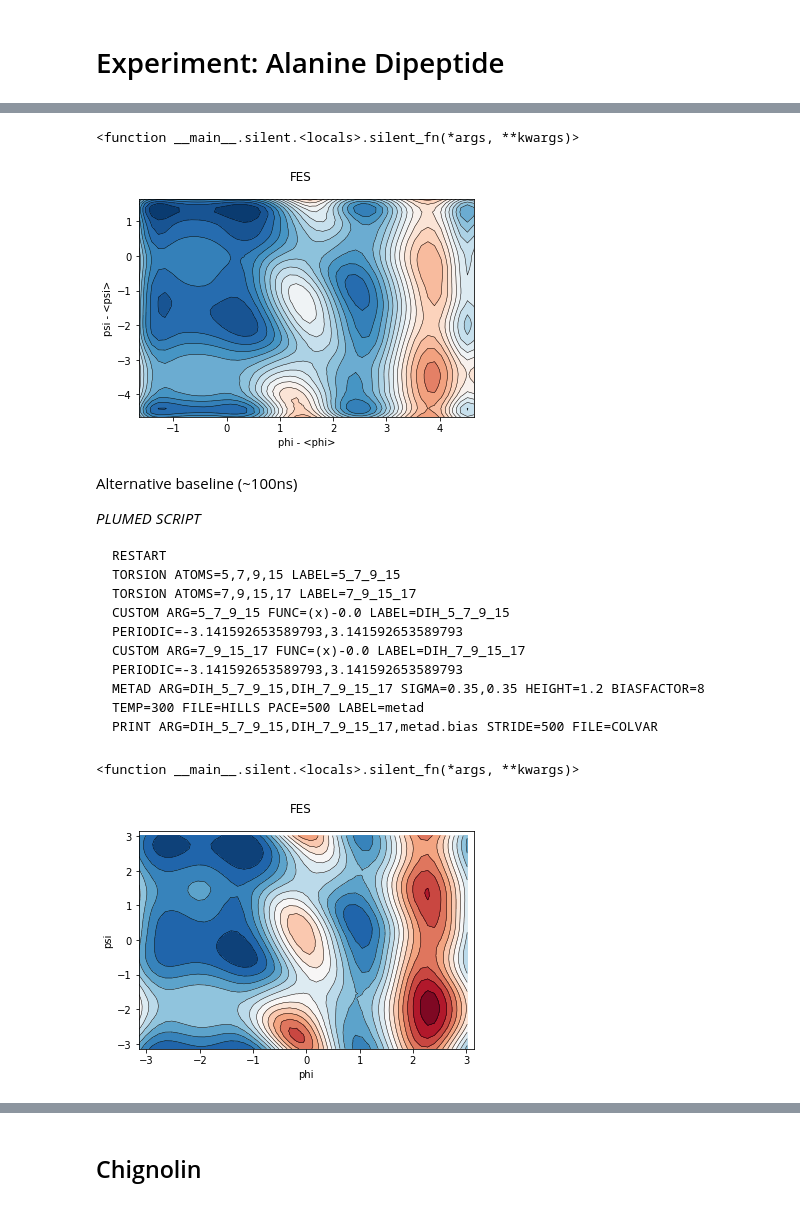
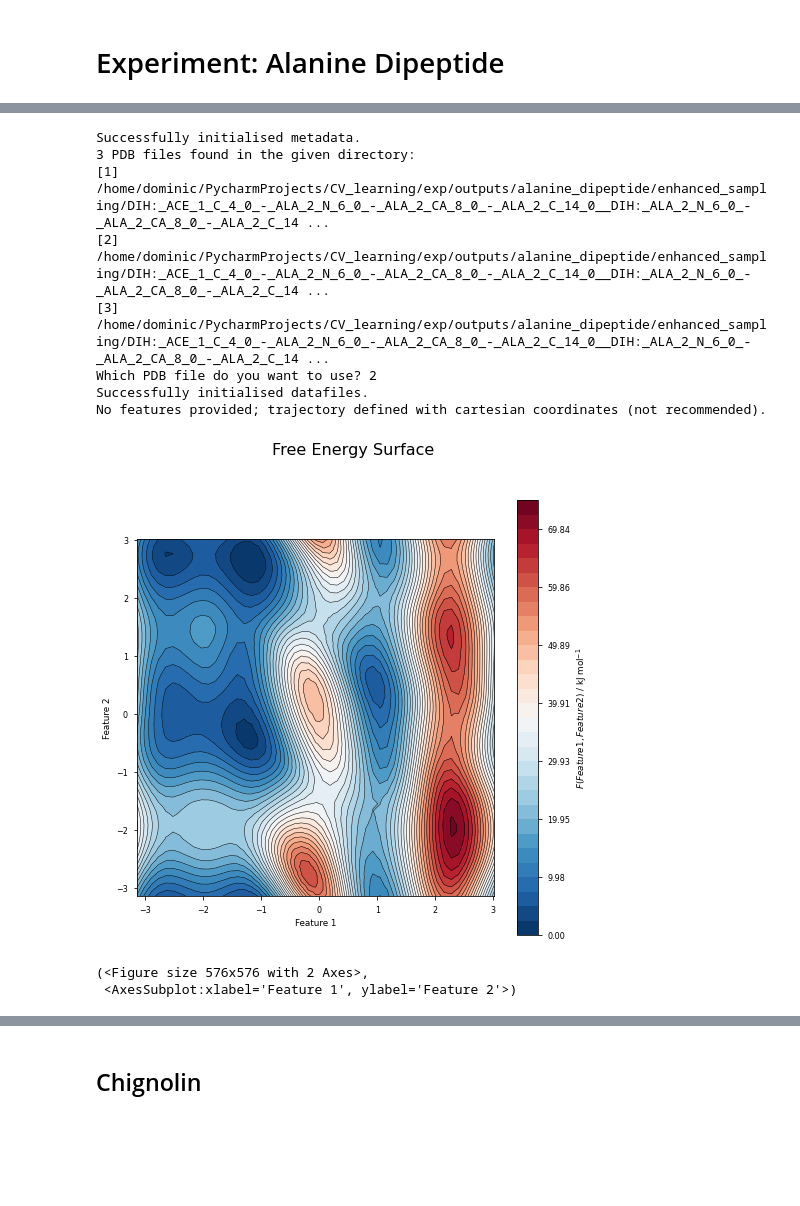
Before and after one commit to dominicp6/CV_learning, a Jupyter notebook: notebooks/enhanced_sampling_exps.ipynb, the cells around one changed output, grey strips where cells are left out. Saved outputs shown, nothing was run; the diff lists cells and outputs as text; code cells hidden in the pictures; blank space fills up the shorter version.

Commit message:
Cleaner exp scripts

````diff
--- a/notebooks/enhanced_sampling_exps.ipynb
+++ b/notebooks/enhanced_sampling_exps.ipynb
@@ -160,24 +46,16 @@ PRINT ARG=PHI_0_ALA_2,PSI_0_ALA_2,metad.bias STRIDE=500 FILE=COLVAR
 ```
-# %%
-silent(process_free_energy_surface('/home/dominic/PycharmProjects/CV_learning/exp/outputs/alanine_dipeptide/enhanced_sampling/phi_psi_NVT/PHI_0_ALA_2_PSI_0_ALA_2_structure0_repeat_0', xlabel='phi - <phi>', ylabel='psi - <psi>', xcorrection=--1.4971760511398315, ycorrection=-1.503533124923706))
-# %% [output]
-<function __main__.silent.<locals>.silent_fn(*args, **kwargs)>
-[figure, removed]
-# %% [markdown]
-Alternative baseline (~100ns)
-
-*PLUMED SCRIPT*
-```
-RESTART
-TORSION ATOMS=5,7,9,15 LABEL=5_7_9_15
-TORSION ATOMS=7,9,15,17 LABEL=7_9_15_17
-CUSTOM ARG=5_7_9_15 FUNC=(x)-0.0 LABEL=DIH_5_7_9_15 PERIODIC=-3.141592653589793,3.141592653589793
-CUSTOM ARG=7_9_15_17 FUNC=(x)-0.0 LABEL=DIH_7_9_15_17 PERIODIC=-3.141592653589793,3.141592653589793
-METAD ARG=DIH_5_7_9_15,DIH_7_9_15_17 SIGMA=0.35,0.35 HEIGHT=1.2 BIASFACTOR=8 TEMP=300 FILE=HILLS PACE=500 LABEL=metad
-PRINT ARG=DIH_5_7_9_15,DIH_7_9_15_17,metad.bias STRIDE=500 FILE=COLVAR
-```
 # %%
-silent(process_free_energy_surface('/home/dominic/PycharmProjects/CV_learning/exp/outputs/alanine_dipeptide/enhanced_sampling/DIH:_ACE_1_C_4_0_-_ALA_2_N_6_0_-_ALA_2_CA_8_0_-_ALA_2_C_14_0__DIH:_ALA_2_N_6_0_-_ALA_2_CA_8_0_-_ALA_2_C_14_0_-_NME_3_N_16_0__structure0_repeat_0_total_features_4_feature_dimensions_None', xlabel='phi', ylabel='psi', xcorrection=0, ycorrection=0))
+exp = Experiment('/home/dominic/PycharmProjects/CV_learning/exp/outputs/alanine_dipeptide/enhanced_sampling/DIH:_ACE_1_C_4_0_-_ALA_2_N_6_0_-_ALA_2_CA_8_0_-_ALA_2_C_14_0__DIH:_ALA_2_N_6_0_-_ALA_2_CA_8_0_-_ALA_2_C_14_0_-_NME_3_N_16_0__structure0_repeat_0_total_features_4_feature_dimensions_None');
+exp.free_energy_plot(fig_size=(8,8))
 # %% [output]
-<function __main__.silent.<locals>.silent_fn(*args, **kwargs)>
+Successfully initialised metadata.
+3 PDB files found in the given directory:
+[1] /home/dominic/PycharmProjects/CV_learning/exp/outputs/alanine_dipeptide/enhanced_sampling/DIH:_ACE_1_C_4_0_-_ALA_2_N_6_0_-_ALA_2_CA_8_0_-_ALA_2_C_14_0__DIH:_ALA_2_N_6_0_-_ALA_2_CA_8_0_-_ALA_2_C_14 ...
+[2] /home/dominic/PycharmProjects/CV_learning/exp/outputs/alanine_dipeptide/enhanced_sampling/DIH:_ACE_1_C_4_0_-_ALA_2_N_6_0_-_ALA_2_CA_8_0_-_ALA_2_C_14_0__DIH:_ALA_2_N_6_0_-_ALA_2_CA_8_0_-_ALA_2_C_14 ...
+[3] /home/dominic/PycharmProjects/CV_learning/exp/outputs/alanine_dipeptide/enhanced_sampling/DIH:_ACE_1_C_4_0_-_ALA_2_N_6_0_-_ALA_2_CA_8_0_-_ALA_2_C_14_0__DIH:_ALA_2_N_6_0_-_ALA_2_CA_8_0_-_ALA_2_C_14 ...
+Which PDB file do you want to use? 2
+Successfully initialised datafiles.
+No features provided; trajectory defined with cartesian coordinates (not recommended).
-[figure, old version]
+[figure, new version]
+(<Figure size 576x576 with 2 Axes>,
+ <AxesSubplot:xlabel='Feature 1', ylabel='Feature 2'>)
````
Also changed, not shown: parts of 32 cells of this notebook, 11 other files.
